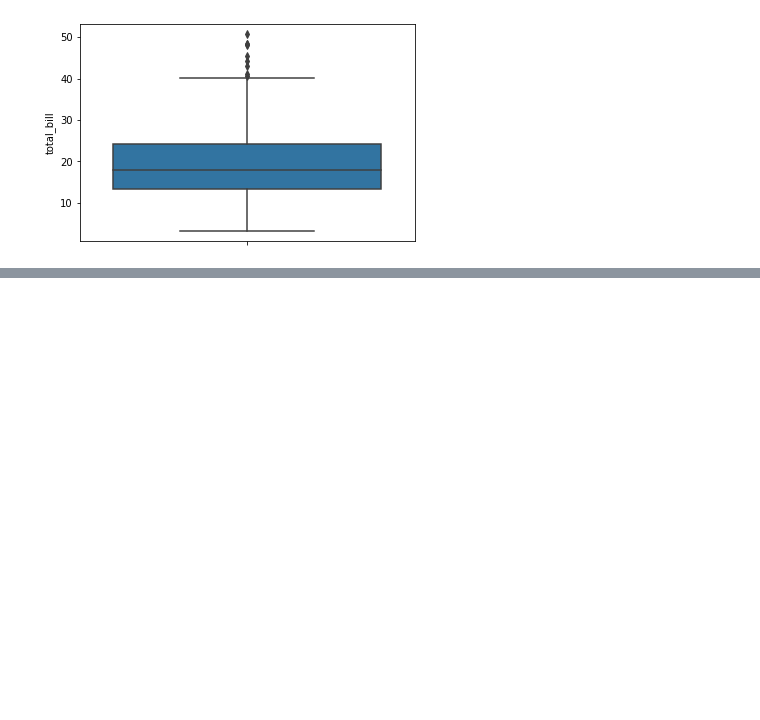
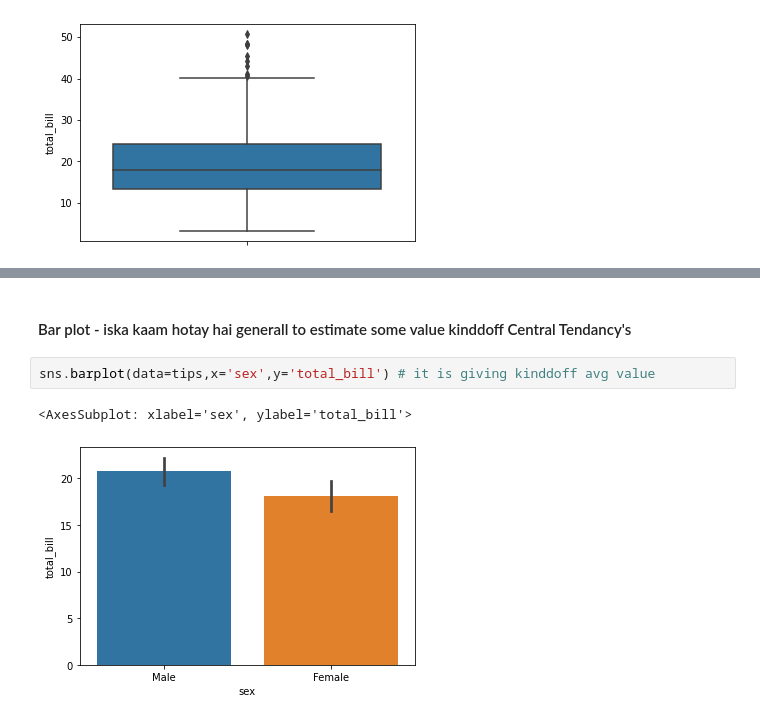
Before and after one commit to Ankkkyyyy/MachineLearning-, a Jupyter notebook: Data Visualization/Seaborn/SeabornPart2.ipynb, the cells around one changed output, grey strips where cells are left out. Cells and saved outputs as stored; diff of their text form; blank space fills up the shorter version.

```diff
--- a/Data Visualization/Seaborn/SeabornPart2.ipynb
+++ b/Data Visualization/Seaborn/SeabornPart2.ipynb
@@ -95,0 +112,7 @@ sns.boxplot(data=tips,y='total_bill')
+# %% [markdown]
+#### Bar plot - iska kaam hotay hai generall to estimate some value kinddoff Central Tendancy's
+# %%
+sns.barplot(data=tips,x='sex',y='total_bill') # it is giving kinddoff avg value
+# %% [output]
+<AxesSubplot: xlabel='sex', ylabel='total_bill'>
+[figure, added]
```
Also changed, not shown: parts of 40 cells of this notebook, 1 other file.
